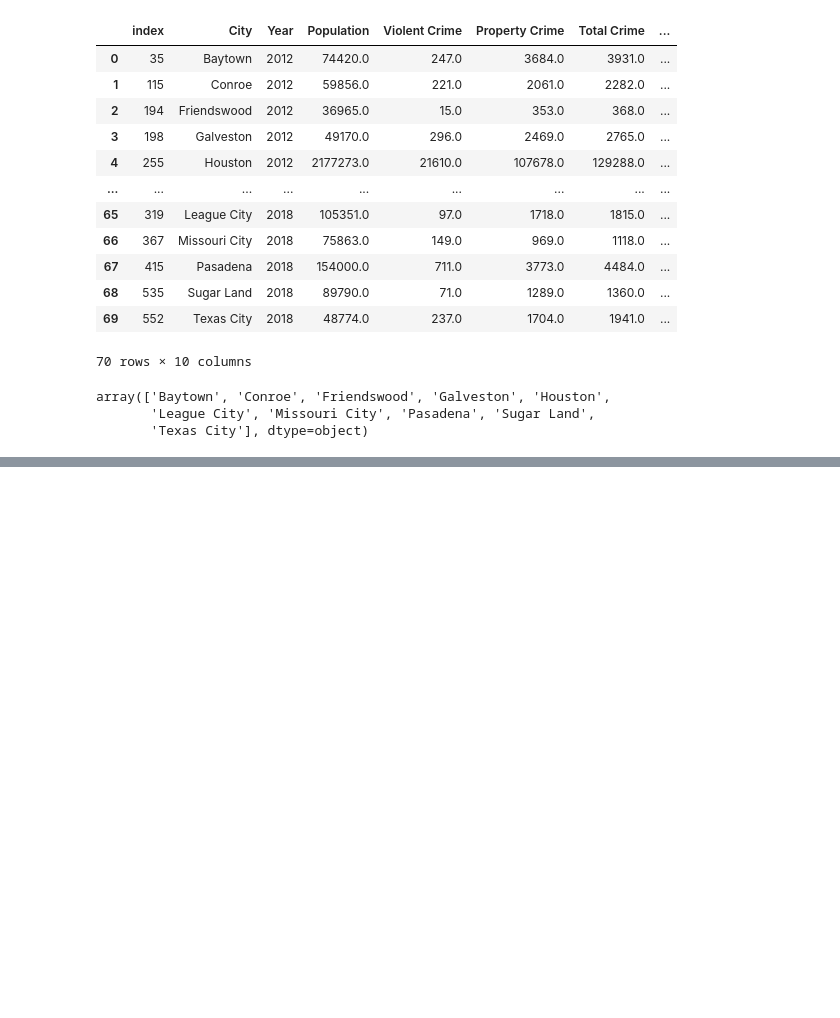
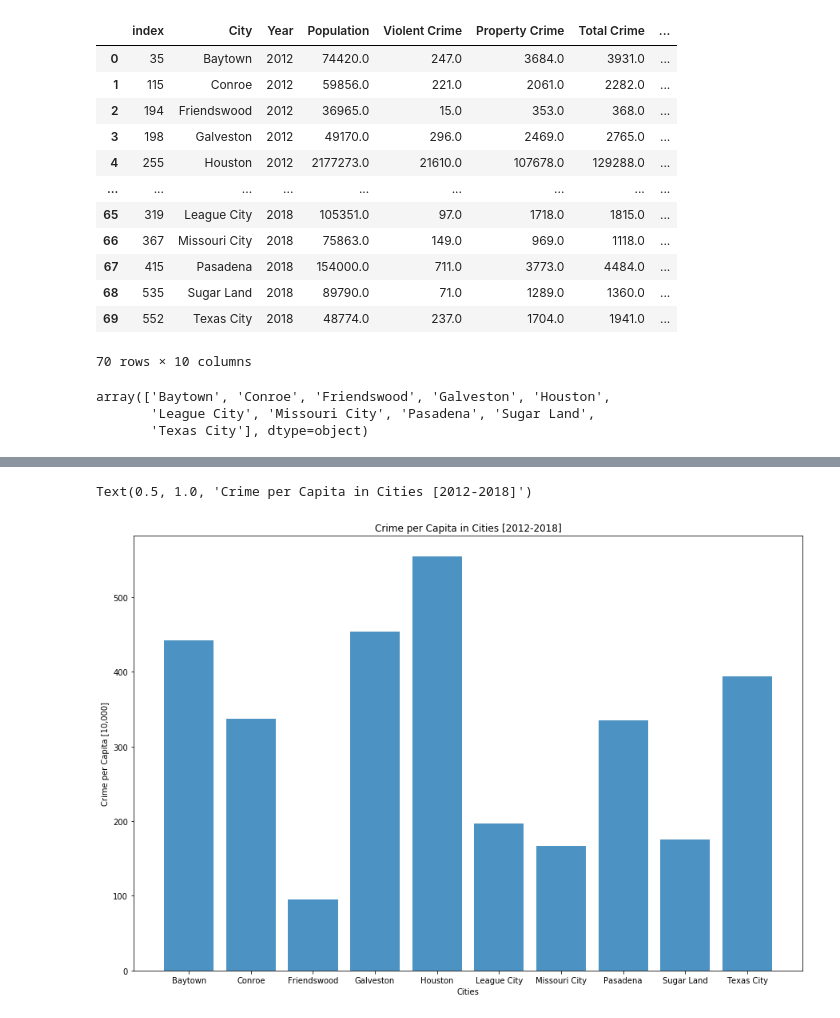
Before and after one commit to andresocorro/project_1, a Jupyter notebook: src_files/CrimeData.ipynb, the cells around one changed output, grey strips where cells are left out. Drawn from its saved outputs; the diff is of its cells as text; code cells hidden in the pictures; blank space fills up the shorter version.

```diff
--- a/src_files/CrimeData.ipynb
+++ b/src_files/CrimeData.ipynb
@@ -239,0 +236,16 @@ plt.ylim(0,600)
+# %%
+for city in city_list:
+    filter_city_df = crime_graph_df.loc[crime_graph_df['City'] == city]
+    total_lst.append(filter_city_df['Total Crime Per Capita [10,000]'].mean())
+    violent_lst.append(filter_city_df['Violent Crime Per Capita [10,000]'].mean())
+    property_lst.append(filter_city_df['Property Crime Per Capita [10,000]'].mean())
+# %%
+plt.figure(figsize =(15,10))
+plt.bar(x=city_list, height=total_lst, alpha=.8, align='center')
+plt.xlabel("Cities")
+plt.ylabel("Crime per Capita [10,000]")
+plt.title("Crime per Capita in Cities [2012-2018]")
+# plt.legend(loc="best")
+# %% [output]
+Text(0.5, 1.0, 'Crime per Capita in Cities [2012-2018]')
+[figure, added]
```
Also changed, not shown: parts of 8 cells of this notebook, 1 other file.
